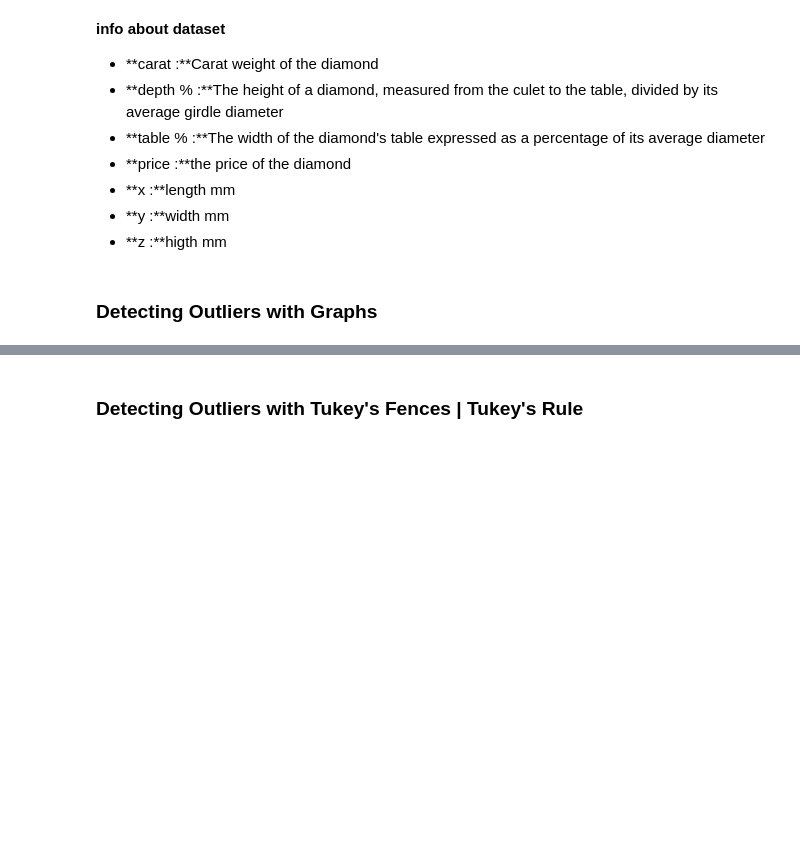
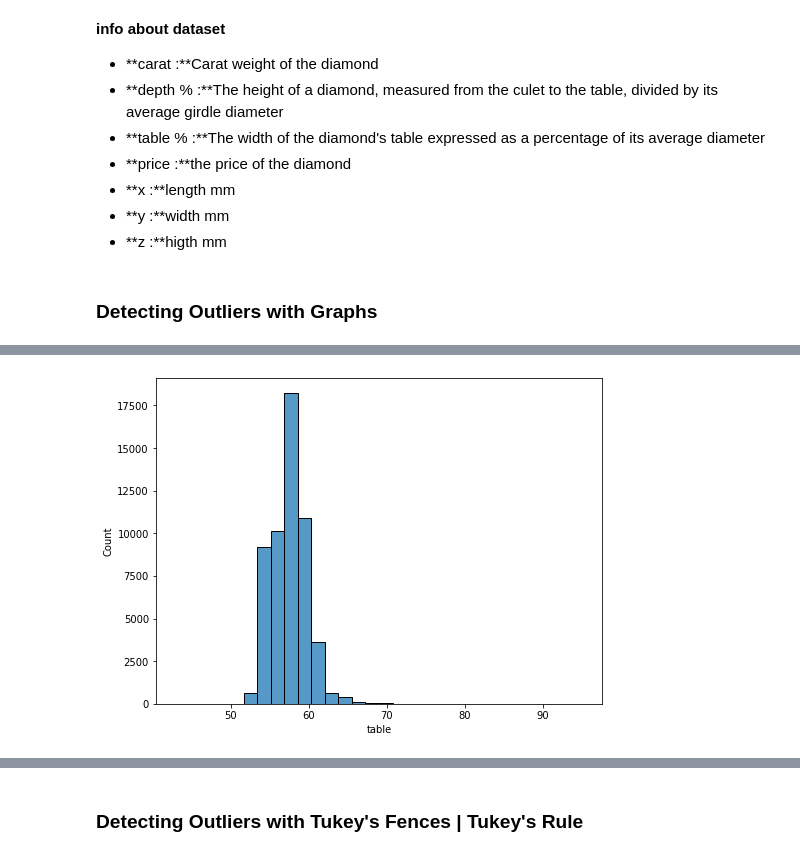
Before and after one commit to tadanur/Python-Assignments, a Jupyter notebook: DAwPy_S8_(Handling_with_Outliers)_student.ipynb, the cells around one changed output, grey strips where cells are left out. Drawn from its saved outputs; the diff is of its cells as text; code cells hidden in the pictures; blank space fills up the shorter version.

```diff
--- a/DAwPy_S8_(Handling_with_Outliers)_student.ipynb
+++ b/DAwPy_S8_(Handling_with_Outliers)_student.ipynb
@@ -82,0 +174,5 @@ style="color:blue; background-color:#dfa8e4" data-toggle="popover">Content</a>
+# %%
+plt.figure(figsize=(8,6))
+sns.histplot(df.table, bins=30, kde=False);
+# %% [output]
+[figure, added]
```
Also changed, not shown: parts of 43 cells of this notebook.
